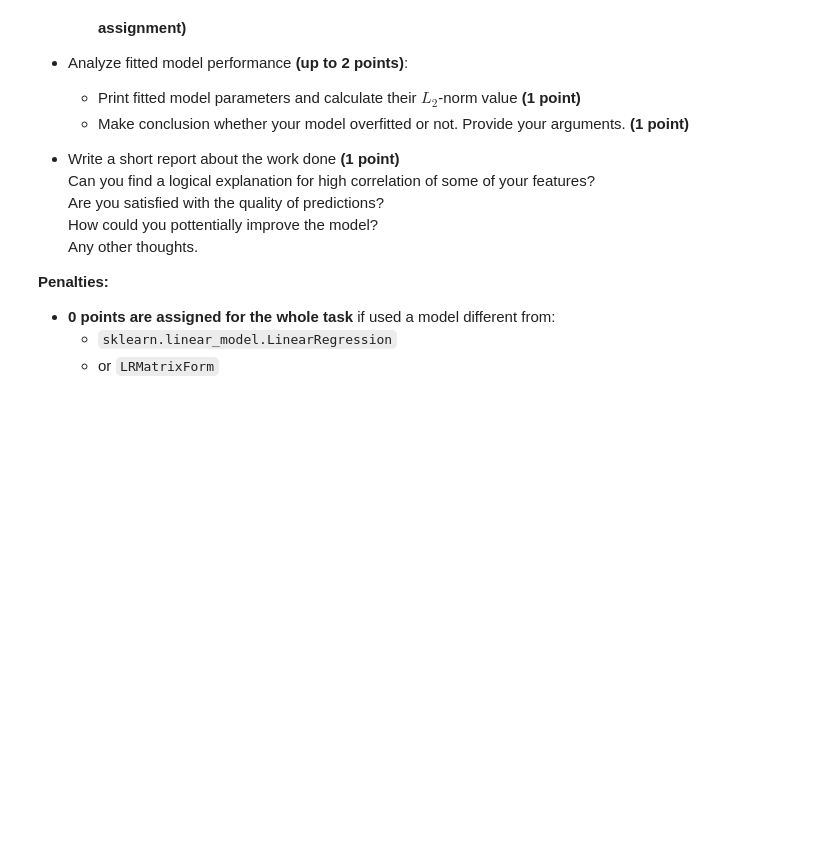
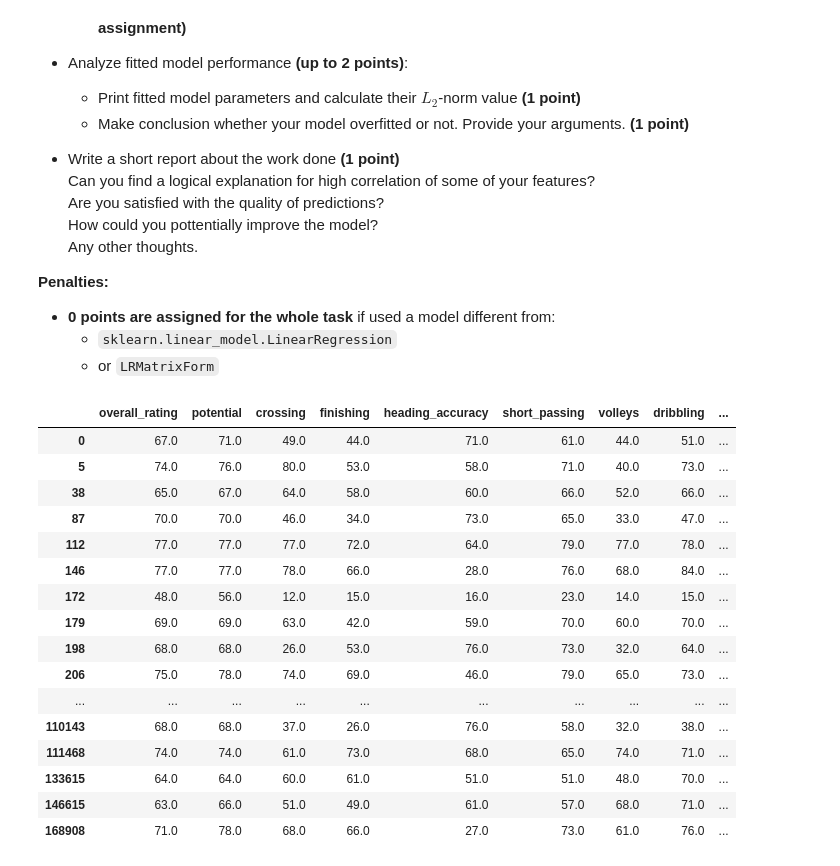
Before and after one commit to AlexUfnif/ml-intro-task3, a Jupyter notebook: linear_regression.ipynb, the cells around one changed output. Drawn from its saved outputs; the diff is of its cells as text; code cells hidden in the pictures; blank space fills up the shorter version.

```diff
--- a/linear_regression.ipynb
+++ b/linear_regression.ipynb
@@ -1700,0 +1782,22 @@ Steps you need to follow:
+# %%
+df
+
+# X_train, X_test, y_train, y_test = train_test_split(X,y,test_size=1/3,random_state=0)
+# %% [output]
+|  | overall_rating | potential | crossing | finishing | heading_accuracy | short_passing | volleys | dribbling | ... |
+| 0 | 67.0 | 71.0 | 49.0 | 44.0 | 71.0 | 61.0 | 44.0 | 51.0 | ... |
+| 5 | 74.0 | 76.0 | 80.0 | 53.0 | 58.0 | 71.0 | 40.0 | 73.0 | ... |
+| 38 | 65.0 | 67.0 | 64.0 | 58.0 | 60.0 | 66.0 | 52.0 | 66.0 | ... |
+| 87 | 70.0 | 70.0 | 46.0 | 34.0 | 73.0 | 65.0 | 33.0 | 47.0 | ... |
+| 112 | 77.0 | 77.0 | 77.0 | 72.0 | 64.0 | 79.0 | 77.0 | 78.0 | ... |
+| 146 | 77.0 | 77.0 | 78.0 | 66.0 | 28.0 | 76.0 | 68.0 | 84.0 | ... |
+| 172 | 48.0 | 56.0 | 12.0 | 15.0 | 16.0 | 23.0 | 14.0 | 15.0 | ... |
+| 179 | 69.0 | 69.0 | 63.0 | 42.0 | 59.0 | 70.0 | 60.0 | 70.0 | ... |
+| 198 | 68.0 | 68.0 | 26.0 | 53.0 | 76.0 | 73.0 | 32.0 | 64.0 | ... |
+| 206 | 75.0 | 78.0 | 74.0 | 69.0 | 46.0 | 79.0 | 65.0 | 73.0 | ... |
+| ... | ... | ... | ... | ... | ... | ... | ... | ... | ... |
+| 110143 | 68.0 | 68.0 | 37.0 | 26.0 | 76.0 | 58.0 | 32.0 | 38.0 | ... |
+| 111468 | 74.0 | 74.0 | 61.0 | 73.0 | 68.0 | 65.0 | 74.0 | 71.0 | ... |
+| 133615 | 64.0 | 64.0 | 60.0 | 61.0 | 51.0 | 51.0 | 48.0 | 70.0 | ... |
+| 146615 | 63.0 | 66.0 | 51.0 | 49.0 | 61.0 | 57.0 | 68.0 | 71.0 | ... |
+| 168908 | 71.0 | 78.0 | 68.0 | 66.0 | 27.0 | 73.0 | 61.0 | 76.0 | ... |
```
Also changed, not shown: parts of 21 cells of this notebook.
